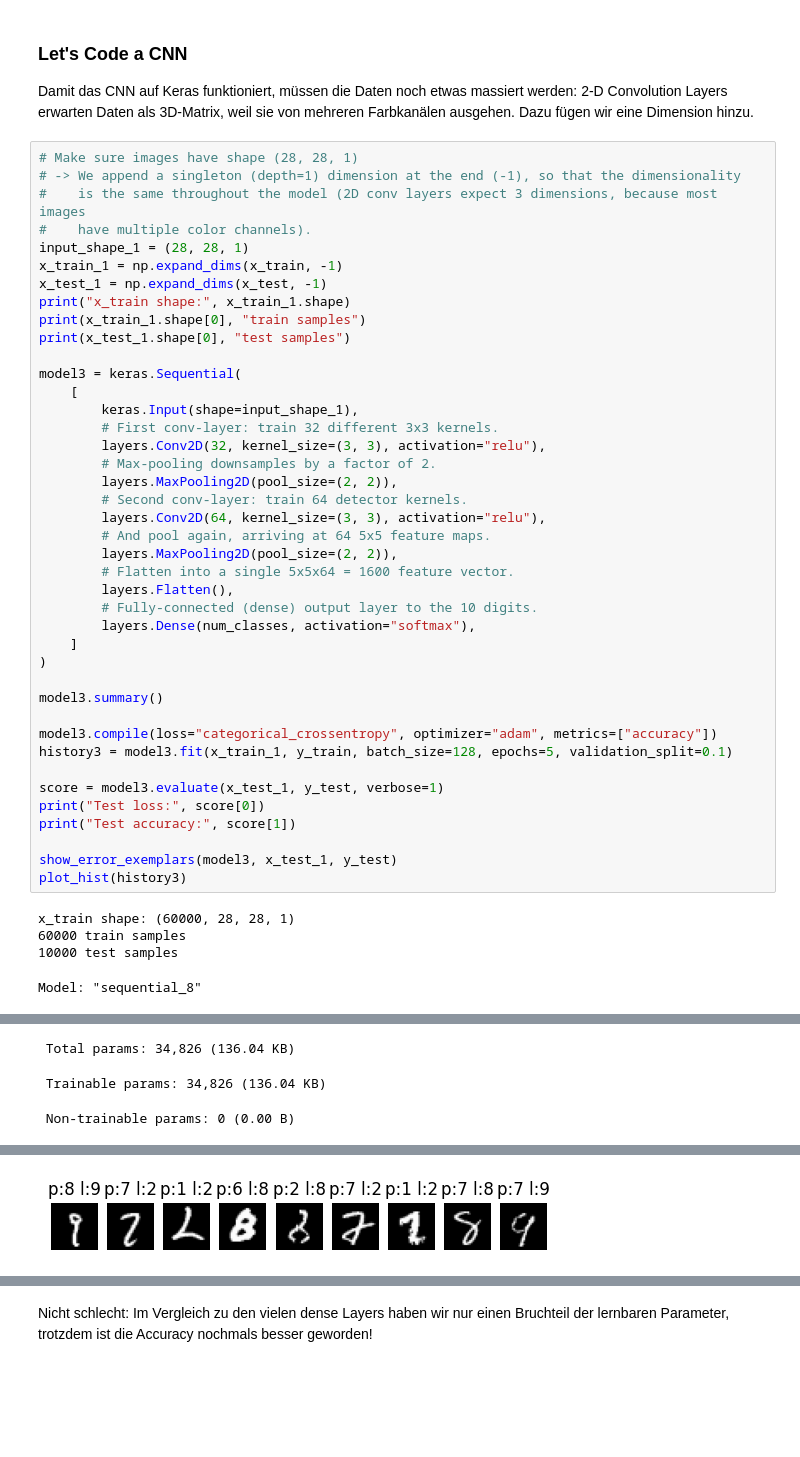
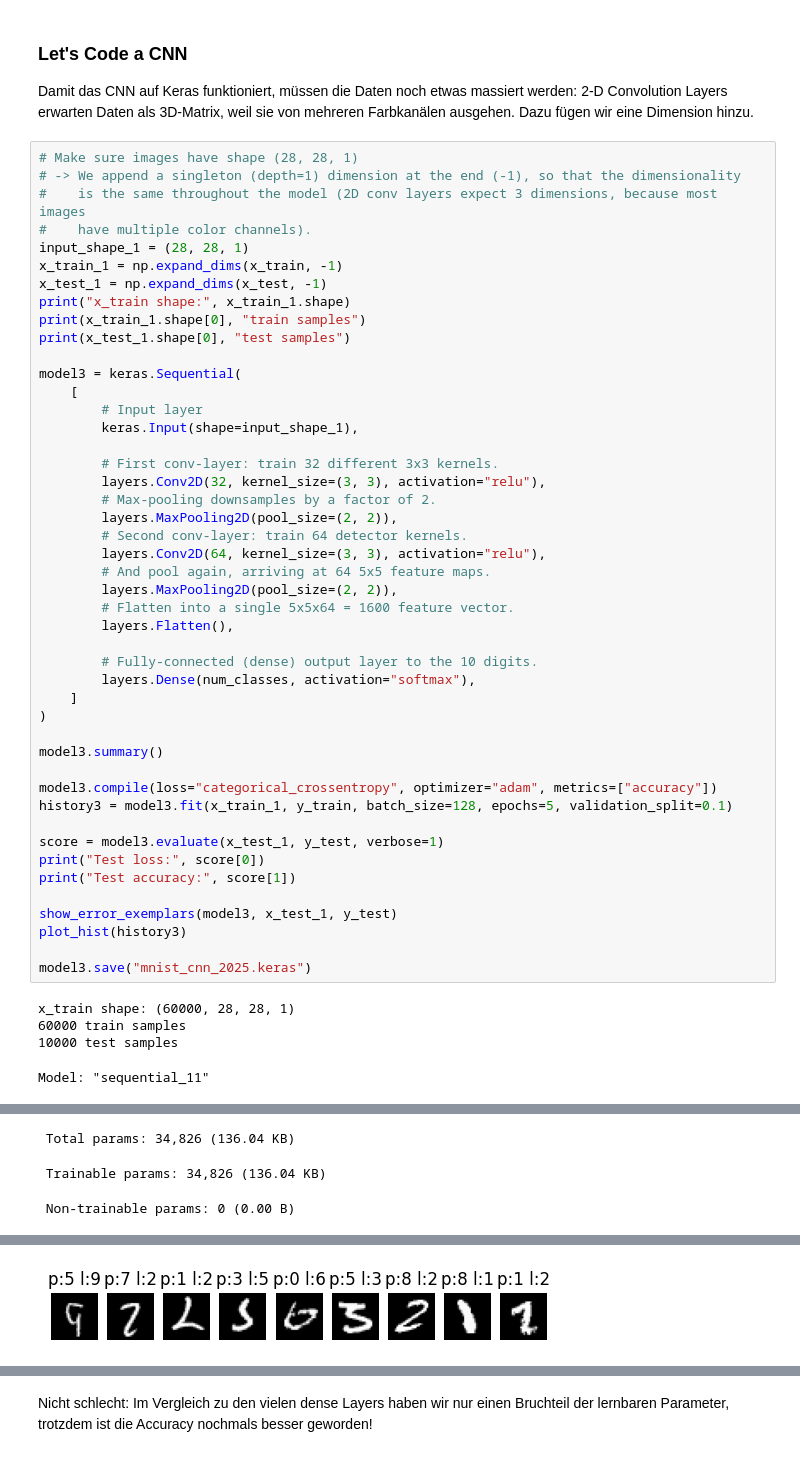
Before and after one commit to tkilla77/ksr_talenta_nn, a Jupyter notebook: keras.ipynb, the cells around one changed output, grey strips where cells are left out. Saved outputs shown, nothing was run; the diff lists cells and outputs as text; blank space fills up the shorter version.

```diff
--- a/keras.ipynb
+++ b/keras.ipynb
@@ -389,7 +407,9 @@ print(x_test_1.shape[0], "test samples")
 
 model3 = keras.Sequential(
     [
+        # Input layer
         keras.Input(shape=input_shape_1),
+
         # First conv-layer: train 32 different 3x3 kernels.
         layers.Conv2D(32, kernel_size=(3, 3), activation="relu"),
         # Max-pooling downsamples by a factor of 2.
@@ -400,6 +420,7 @@ model3 = keras.Sequential(
         layers.MaxPooling2D(pool_size=(2, 2)),
         # Flatten into a single 5x5x64 = 1600 feature vector.
         layers.Flatten(),
+
         # Fully-connected (dense) output layer to the 10 digits.
         layers.Dense(num_classes, activation="softmax"),
     ]
@@ -416,11 +437,13 @@ print("Test accuracy:", score[1])
 
 show_error_exemplars(model3, x_test_1, y_test)
 plot_hist(history3)
+
+model3.save("mnist_cnn_2025.keras")
 # %% [output]
 x_train shape: (60000, 28, 28, 1)
 60000 train samples
 10000 test samples
-Model: "sequential_8"
+Model: "sequential_11"
 ┏━━━━━━━━━━━━━━━━━━━━━━━━━━━━━━━━━┳━━━━━━━━━━━━━━━━━━━━━━━━┳━━━━━━━━━━━━━━━┓
 ┃ Layer (type)                    ┃ Output Shape           ┃       Param # ┃
 ┡━━━━━━━━━━━━━━━━━━━━━━━━━━━━━━━━━╇━━━━━━━━━━━━━━━━━━━━━━━━╇━━━━━━━━━━━━━━━┩
@@ -455,2 +478,2 @@ Test accuracy: 0.9866999983787537
 8/8 ━━━━━━━━━━━━━━━━━━━━ 0s 9ms/step
-[figure, old version]
+[figure, new version]
```
Also changed, not shown: parts of 11 cells of this notebook.
